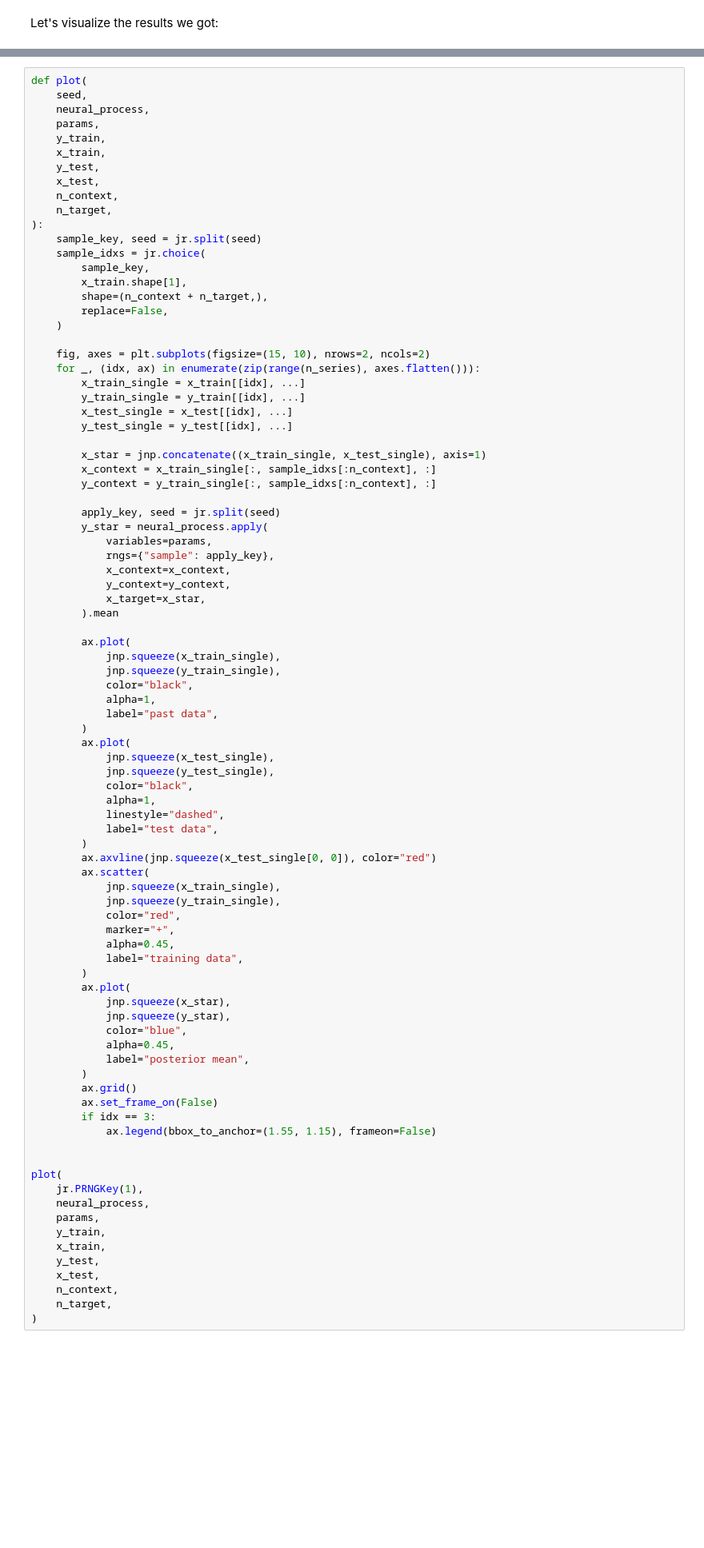
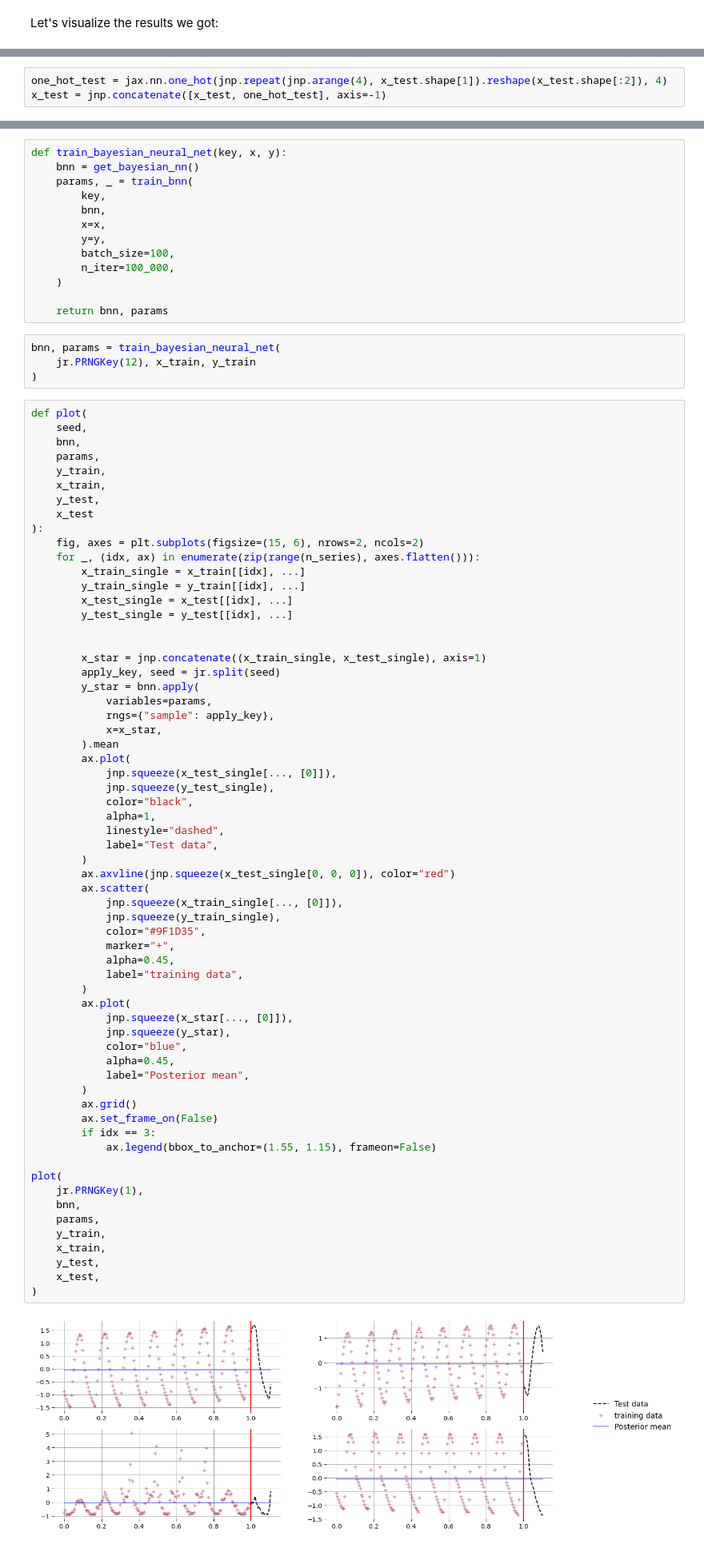
Before and after one commit to ramsey-devs/ramsey, a Jupyter notebook: docs/notebooks/bayesian_modelling.ipynb, the cells around one changed output, grey strips where cells are left out. Shown at 80% size. Cells and saved outputs as stored; diff of their text form; blank space fills up the shorter version.

```diff
--- a/docs/notebooks/bayesian_modelling.ipynb
+++ b/docs/notebooks/bayesian_modelling.ipynb
@@ -322,0 +316,3 @@ Let's visualize the results we got:
+# %%
+one_hot_test = jax.nn.one_hot(jnp.repeat(jnp.arange(4), x_test.shape[1]).reshape(x_test.shape[:2]), 4)
+x_test = jnp.concatenate([x_test, one_hot_test], axis=-1)
@@ -323,88 +334,82 @@ Let's visualize the results we got:
+# %%
+def train_bayesian_neural_net(key, x, y):
+    bnn = get_bayesian_nn()
+    params, _ = train_bnn(
+        key,
+        bnn,
+        x=x,
+        y=y,
+        batch_size=100,
+        n_iter=100_000,
+    )
+
+    return bnn, params
+# %%
+bnn, params = train_bayesian_neural_net(
+    jr.PRNGKey(12), x_train, y_train
+)
 # %%
 def plot(
     seed,
-    neural_process,
+    bnn,
     params,
     y_train,
     x_train,
     y_test,
-    x_test,
-    n_context,
-    n_target,
+    x_test
 ):
-    sample_key, seed = jr.split(seed)
-    sample_idxs = jr.choice(
-        sample_key,
-        x_train.shape[1],
-        shape=(n_context + n_target,),
-        replace=False,
-    )
-
-    fig, axes = plt.subplots(figsize=(15, 10), nrows=2, ncols=2)
+    fig, axes = plt.subplots(figsize=(15, 6), nrows=2, ncols=2)
     for _, (idx, ax) in enumerate(zip(range(n_series), axes.flatten())):
         x_train_single = x_train[[idx], ...]
         y_train_single = y_train[[idx], ...]
         x_test_single = x_test[[idx], ...]
         y_test_single = y_test[[idx], ...]
 
+
         x_star = jnp.concatenate((x_train_single, x_test_single), axis=1)
-        x_context = x_train_single[:, sample_idxs[:n_context], :]
-        y_context = y_train_single[:, sample_idxs[:n_context], :]
-
         apply_key, seed = jr.split(seed)
-        y_star = neural_process.apply(
+        y_star = bnn.apply(
             variables=params,
             rngs={"sample": apply_key},
-            x_context=x_context,
-            y_context=y_context,
-            x_target=x_star,
+            x=x_star,
         ).mean
-
         ax.plot(
-            jnp.squeeze(x_train_single),
-            jnp.squeeze(y_train_single),
-            color="black",
-            alpha=1,
-            label="past data",
-        )
-        ax.plot(
-            jnp.squeeze(x_test_single),
+            jnp.squeeze(x_test_single[..., [0]]),
             jnp.squeeze(y_test_single),
             color="black",
             alpha=1,
             linestyle="dashed",
-            label="test data",
+            label="Test data",
         )
-        ax.axvline(jnp.squeeze(x_test_single[0, 0]), color="red")
+        ax.axvline(jnp.squeeze(x_test_single[0, 0, 0]), color="red")
         ax.scatter(
-            jnp.squeeze(x_train_single),
+            jnp.squeeze(x_train_single[..., [0]]),
             jnp.squeeze(y_train_single),
-            color="red",
+            color="#9F1D35",
             marker="+",
             alpha=0.45,
             label="training data",
         )
         ax.plot(
-            jnp.squeeze(x_star),
+            jnp.squeeze(x_star[..., [0]]),
             jnp.squeeze(y_star),
             color="blue",
             alpha=0.45,
-            label="posterior mean",
+            label="Posterior mean",
         )
         ax.grid()
         ax.set_frame_on(False)
         if idx == 3:
             ax.legend(bbox_to_anchor=(1.55, 1.15), frameon=False)
 
-
 plot(
     jr.PRNGKey(1),
-    neural_process,
+    bnn,
     params,
     y_train,
     x_train,
     y_test,
     x_test,
-    n_context,
-    n_target,
 )
+# %% [output]
+[figure, added]
```
Also changed, not shown: parts of 16 cells of this notebook, 12 other files.
